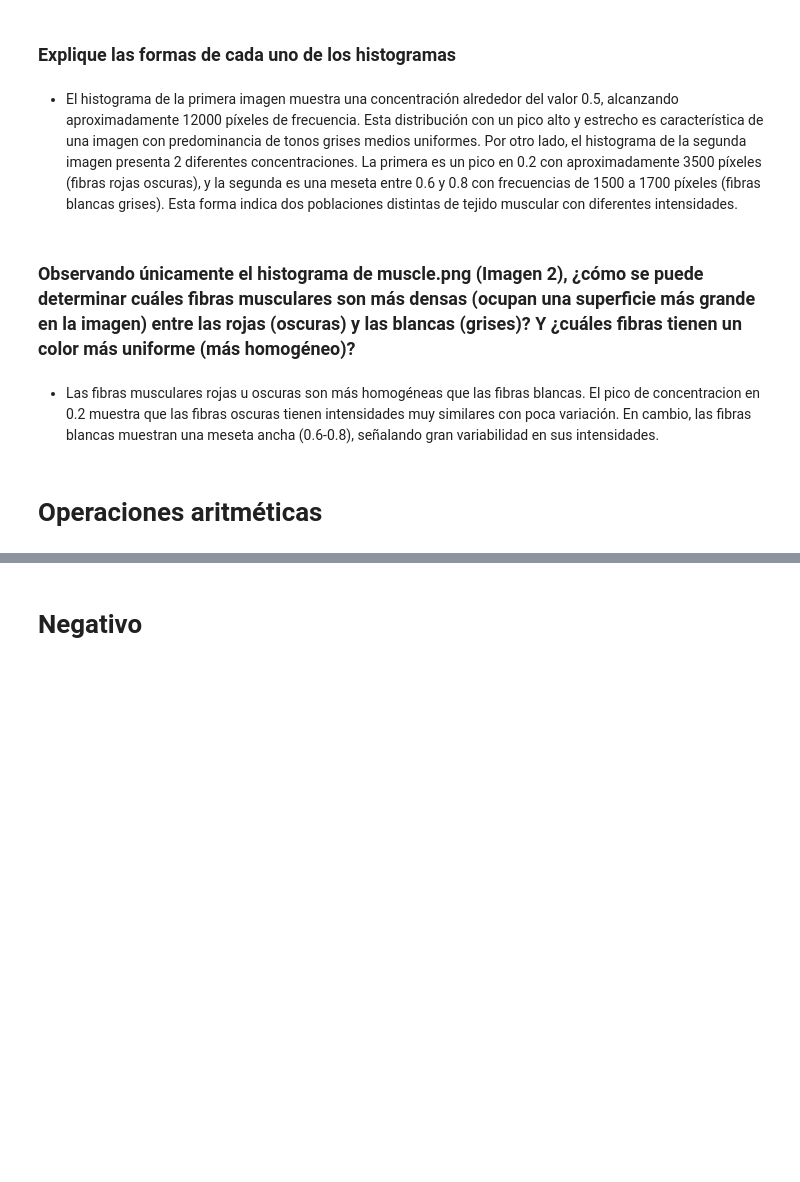
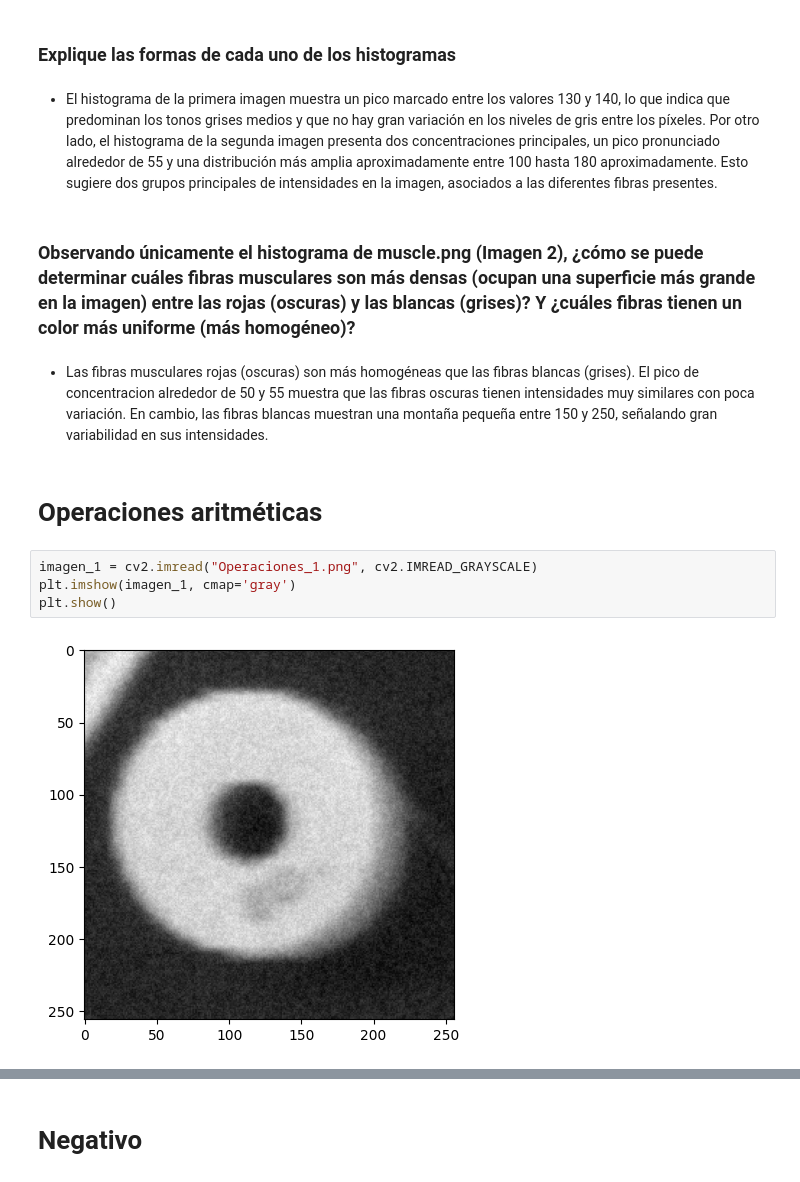
Before and after one commit to DavidTobonIBIO/talleres-imagenes-y-vision, a Jupyter notebook: Taller1.ipynb, the cells around one changed output, grey strips where cells are left out. Saved outputs shown, nothing was run; the diff lists cells and outputs as text; blank space fills up the shorter version.

```diff
--- a/Taller1.ipynb
+++ b/Taller1.ipynb
@@ -38,10 +37,16 @@ plt.show()
 # %% [markdown]
 ### Explique las formas de cada uno de los histogramas
 # %% [markdown]
-* El histograma de la primera imagen muestra una concentración alrededor del valor 0.5, alcanzando aproximadamente 12000 píxeles de frecuencia. Esta distribución con un pico alto y estrecho es característica de una imagen con predominancia de tonos grises medios uniformes. Por otro lado, el histograma de la segunda imagen presenta 2 diferentes concentraciones. La primera es un pico en 0.2 con aproximadamente 3500 píxeles (fibras rojas oscuras), y la segunda es una meseta entre 0.6 y 0.8 con frecuencias de 1500 a 1700 píxeles (fibras blancas grises). Esta forma indica dos poblaciones distintas de tejido muscular con diferentes intensidades.
+* El histograma de la primera imagen muestra un pico marcado entre los valores 130 y 140, lo que indica que predominan los tonos grises medios y que no hay gran variación en los niveles de gris entre los píxeles. Por otro lado, el histograma de la segunda imagen presenta dos concentraciones principales, un pico pronunciado alrededor de 55 y una distribución más amplia aproximadamente entre 100 hasta 180 aproximadamente. Esto sugiere dos grupos principales de intensidades en la imagen, asociados a las diferentes fibras presentes.
 # %% [markdown]
 ### Observando únicamente el histograma de muscle.png (Imagen 2), ¿cómo se puede determinar cuáles fibras musculares son más densas (ocupan una superficie más grande en la imagen) entre las rojas (oscuras) y las blancas (grises)? Y ¿cuáles fibras tienen un color más uniforme (más homogéneo)?
 # %% [markdown]
-* Las fibras musculares rojas u oscuras son más homogéneas que las fibras blancas. El pico de concentracion en 0.2 muestra que las fibras oscuras tienen intensidades muy similares con poca variación. En cambio, las fibras blancas muestran una meseta ancha (0.6-0.8), señalando gran variabilidad en sus intensidades.
+* Las fibras musculares rojas (oscuras) son más homogéneas que las fibras blancas (grises). El pico de concentracion alrededor de 50 y 55 muestra que las fibras oscuras tienen intensidades muy similares con poca variación. En cambio, las fibras blancas muestran una montaña pequeña entre 150 y 250, señalando gran variabilidad en sus intensidades.
 # %% [markdown]
 # Operaciones aritméticas
+# %%
+imagen_1 = cv2.imread("Operaciones_1.png", cv2.IMREAD_GRAYSCALE)
+plt.imshow(imagen_1, cmap='gray')
+plt.show()
+# %% [output]
+[figure, added]
```
Also changed, not shown: parts of 43 cells of this notebook, 4 other files.
